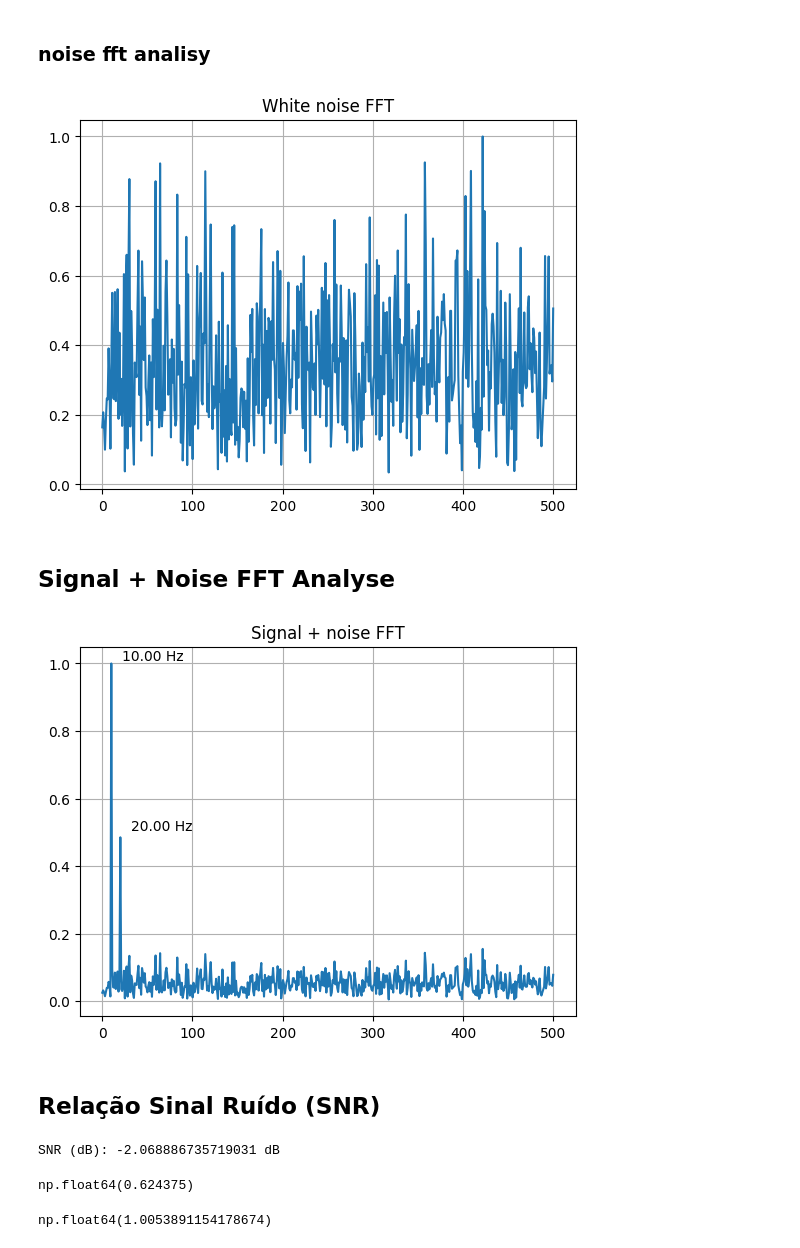
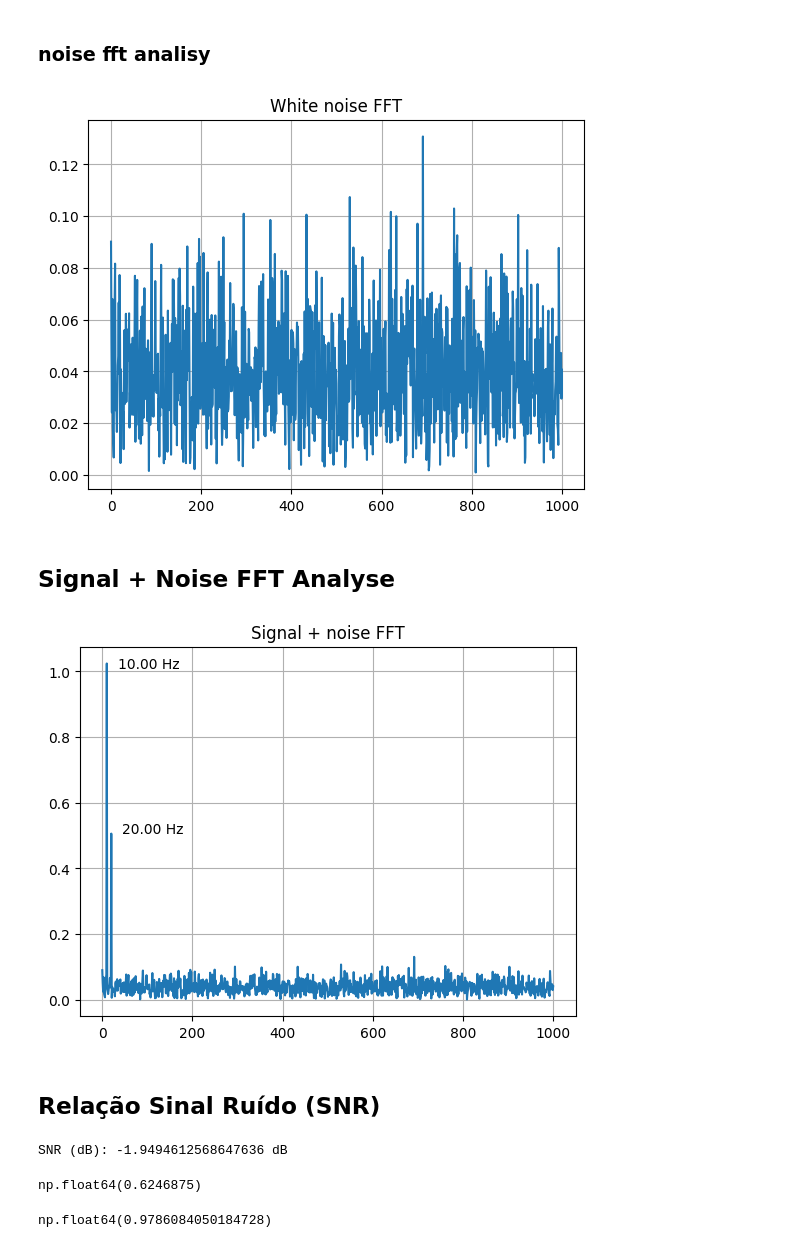
Before and after one commit to V-kr0pt/filtros_ufpb, a Jupyter notebook: signal_noise.ipynb, the cells around one changed output. Cells and saved outputs as stored; diff of their text form; code cells hidden in the pictures.

```diff
--- a/signal_noise.ipynb
+++ b/signal_noise.ipynb
@@ -14,7 +14,7 @@ os.makedirs(image_path, exist_ok=True)
 # parameters for the signal
 signal_1_freq = 20 #Hz
 signal_2_freq = signal_1_freq/2 #Hz
-fs = 1000 #Hz sampling frequency
+fs = 2000 #Hz sampling frequency
 sample_time = 1 #s
 
 N = sample_time*fs #number of samples in the signal
@@ -141,20 +147,20 @@ array([10, 20])
 ### noise fft analisy
 # %%
 fft_white_noise_signal = np.fft.fft(white_noise)
-abs_fft_white_noise = np.abs(fft_white_noise_signal)[:N//2] / np.max(np.abs(fft_white_noise_signal))
+abs_fft_white_noise = np.abs(fft_white_noise_signal)[:N//2] * 2/N
 plt.plot(frequencies, abs_fft_white_noise)
 plt.title('White noise FFT')
 plt.grid()
 
 plt.savefig(image_path+'noise_fft.png')
 # %% [output]
-[figure, old version]
+[figure, new version]
 # %% [markdown]
 ## Signal + Noise FFT Analyse
 # %%
 fft_white_noise_signal = np.fft.fft(white_noise_signal)
 fft_white_noise_signal = abs(fft_white_noise_signal)
-fft_white_noise_signal = fft_white_noise_signal[:N//2] / np.max(fft_white_noise_signal) # normalize the fft and take only the first half
+fft_white_noise_signal = fft_white_noise_signal[:N//2] * 2/N # normalize the fft and take only the first half
 
 
 # Annotate the frequency of each peak
@@ -168,7 +174,7 @@ plt.grid(True)
 plt.title('Signal + noise FFT')
 plt.savefig(image_path+'signal_with_noise_fft.png')
 # %% [output]
-[figure, old version]
+[figure, new version]
 # %% [markdown]
 ## Relação Sinal Ruído (SNR)
 # %%
@@ -184,12 +190,12 @@ snr_db = 10 * np.log10(snr)
 
 print(f"SNR (dB): {snr_db} dB")
 # %% [output]
-SNR (dB): -2.068886735719031 dB
+SNR (dB): -1.9494612568647636 dB
 # %%
 signal_power
 # %% [output]
-np.float64(0.624375)
+np.float64(0.6246875)
 # %%
 noise_power
 # %% [output]
-np.float64(1.0053891154178674)
+np.float64(0.9786084050184728)
```
Also changed, not shown: parts of 5 cells of this notebook, 6 other files.
